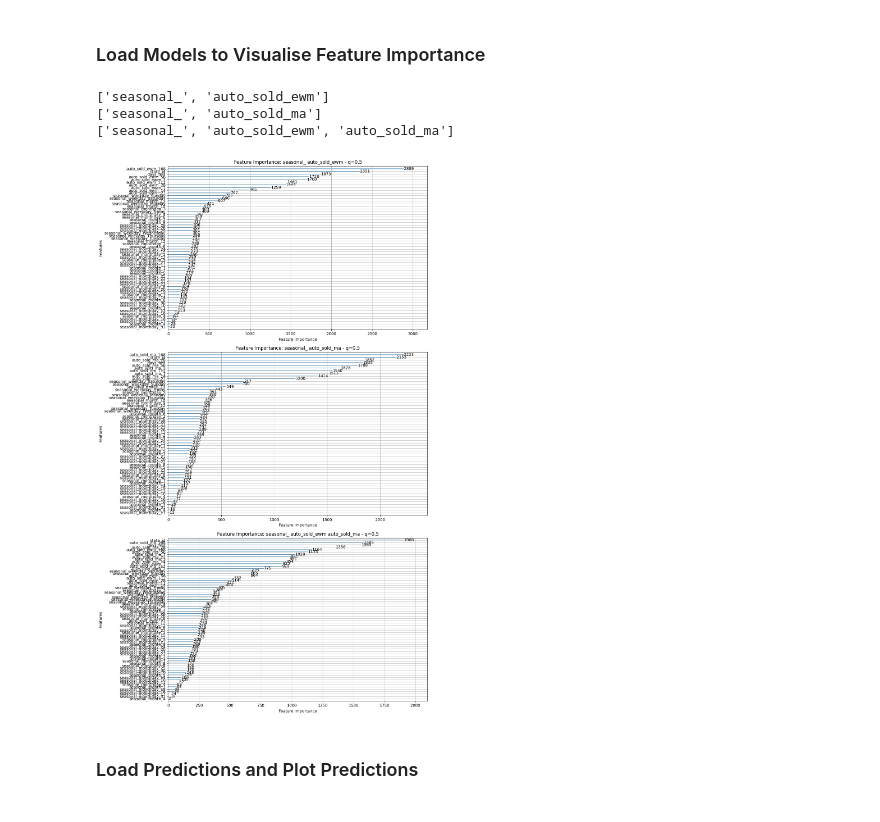
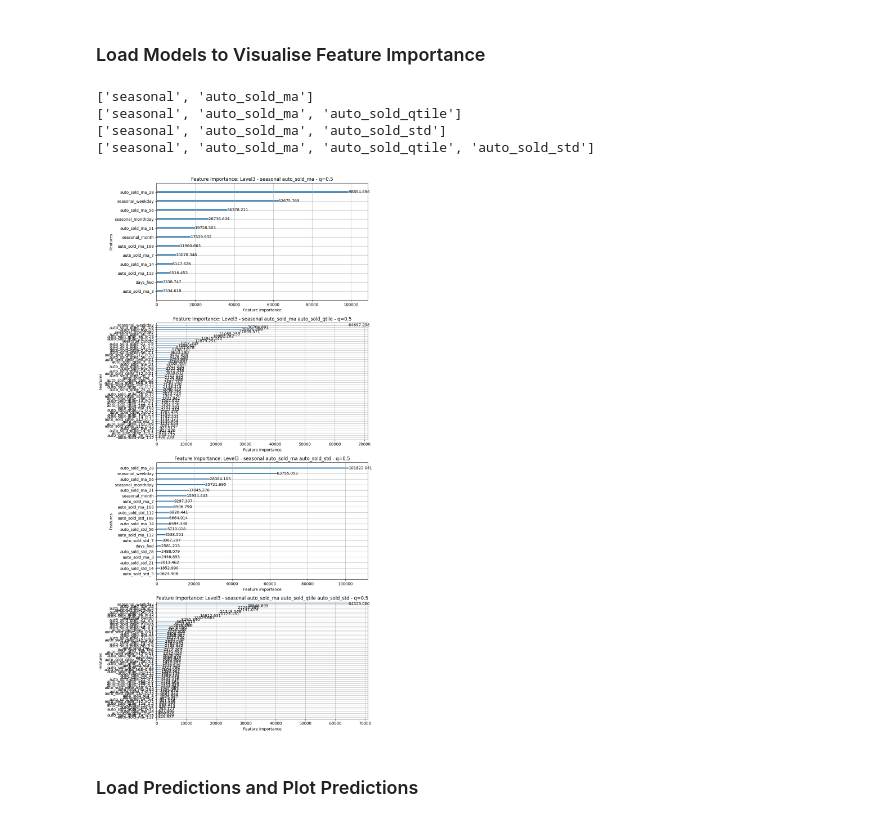
Before and after one commit to CodingNoob234/m5-forecasting-uncertainty, a Jupyter notebook: code/un_visualising_results_quantiles.ipynb, the cells around one changed output. Cells and saved outputs as stored; diff of their text form; code cells hidden in the pictures.

Commit message:
some code cleaning and ran new figures

```diff
--- a/code/un_visualising_results_quantiles.ipynb
+++ b/code/un_visualising_results_quantiles.ipynb
@@ -81,4 +54,5 @@ ALL_PREFIXES = ['auto_sold_', 'auto_sold_ma', 'auto_sold_std', 'auto_sold_ewm',
 # %%
+
 # EXPERIMENT: SEASONALITY FEATURES (>> DONE TILL LEVEL 9, ALL FOLDS)
 EXPERIMENTS_DICT = {
     "seasonal": {
@@ -91,8 +65,17 @@ EXPERIMENTS_DICT = {
             ['seasonal','auto_sold_ewm'],
         ]
     },
+    "state vs. store": {
+        "BASE": ['seasonal', 'auto_sold_ma'],
+        "INCLUDE_COLUMNS_LIST": [
+            [],
+            ['state_id',],
+            ['store_id',],
+            ['state_id', 'store_id']
+        ]
+    },
     "ewm vs. ma": {
-        "BASE": ['seasonal_'],
+        "BASE": ['seasonal'],
         "INCLUDE_COLUMNS_LIST": [
             ['auto_sold_ewm'],
             ['auto_sold_ma'],
@@ -111,6 +94,7 @@ EXPERIMENTS_DICT = {
     "price auto/momentum": {
         "BASE": ['seasonal', 'auto_sold_ma'],
         "INCLUDE_COLUMNS_LIST": [
+            [],
             ['price_auto_std'],
             ['price_momentum'],
             ['price_uncond'],
@@ -190,30 +156,32 @@ def load_model(experiment_name: str, level: str = 'Level1', fold: int = 1914, qu
         res[' '.join(features)] = mod
     return res
 # %%
+
 experiment_name = 'quantiles vs. std'
-experiment_name = 'best models'
-experiment_name = 'full vs. sparse'
-experiment_name = 'ewm vs. ma'
-level = 'Level2'
-fold = 1886
+# experiment_name = 'best models'
+# experiment_name = 'full vs. sparse'
+# experiment_name = 'ewm vs. ma'
+# experiment_name = 'state vs. store'
+level = 'Level3'
+fold = 1802#1886
 quantile = .5
 models = load_model(experiment_name, level, fold, quantile=quantile)
 n_models = len(models.values())
 # fig, axs = plt.subplots(1,n_models,figsize=(20,12))
-fig, axs = plt.subplots(n_models,1,figsize=(12,20))
+fig, axs = plt.subplots(n_models,1,figsize=(10,20))
 for i, (key, item) in enumerate(models.items()):
-    key: str = key
     ax = axs[i]
-    lgb.plot_importance(item, ax = ax)
-    ax.set_title(f'Feature Importance: {key} - q={quantile}')
+    lgb.plot_importance(item, ax = ax, importance_type='gain')
+    ax.set_title(f'Feature Importance: {level} - {key} - q={quantile}')
 fig.tight_layout()
 plt.savefig(f'../figure/results/importance_{experiment_name}_{level}_{fold}.png', dpi=300)
 plt.show()
 # %% [output]
-['seasonal_', 'auto_sold_ewm']
-['seasonal_', 'auto_sold_ma']
-['seasonal_', 'auto_sold_ewm', 'auto_sold_ma']
+['seasonal', 'auto_sold_ma']
+['seasonal', 'auto_sold_ma', 'auto_sold_qtile']
+['seasonal', 'auto_sold_ma', 'auto_sold_std']
+['seasonal', 'auto_sold_ma', 'auto_sold_qtile', 'auto_sold_std']
-[figure, old version]
+[figure, new version]
 # %% [markdown]
 ### Load Predictions and Plot Predictions
 # %%
```
Also changed, not shown: parts of 12 cells of this notebook, 32 other files.
